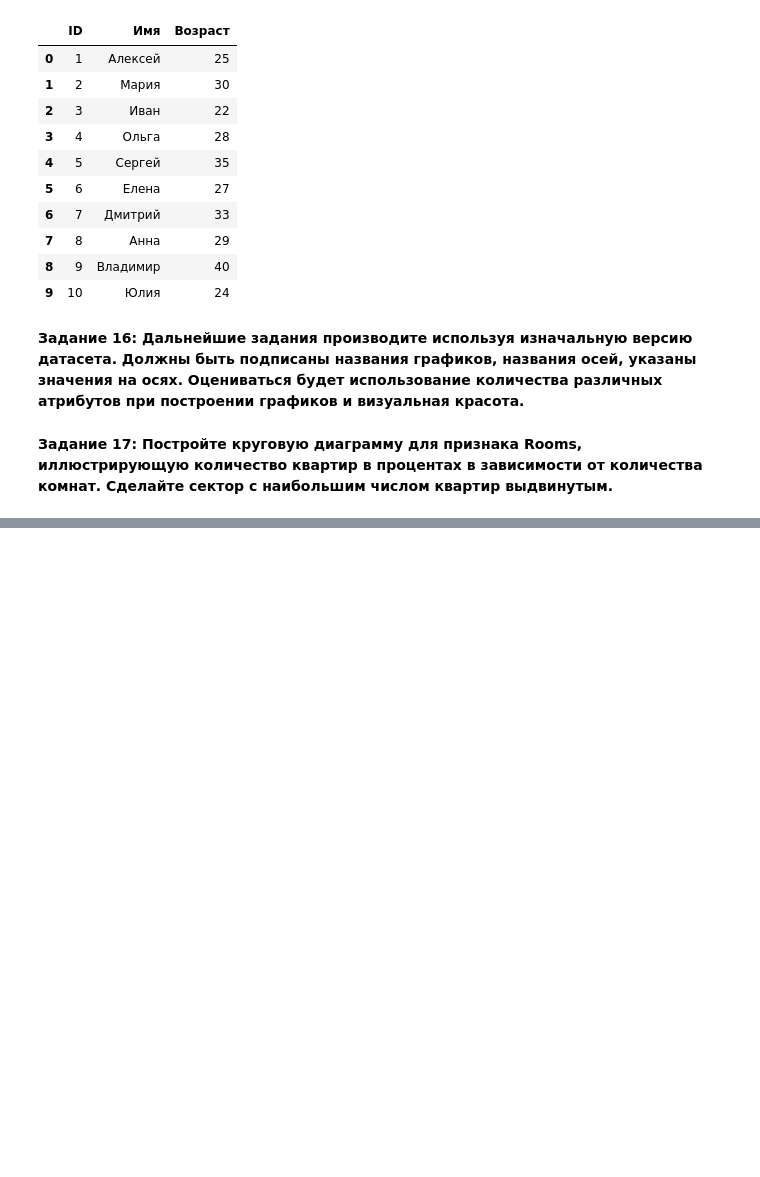
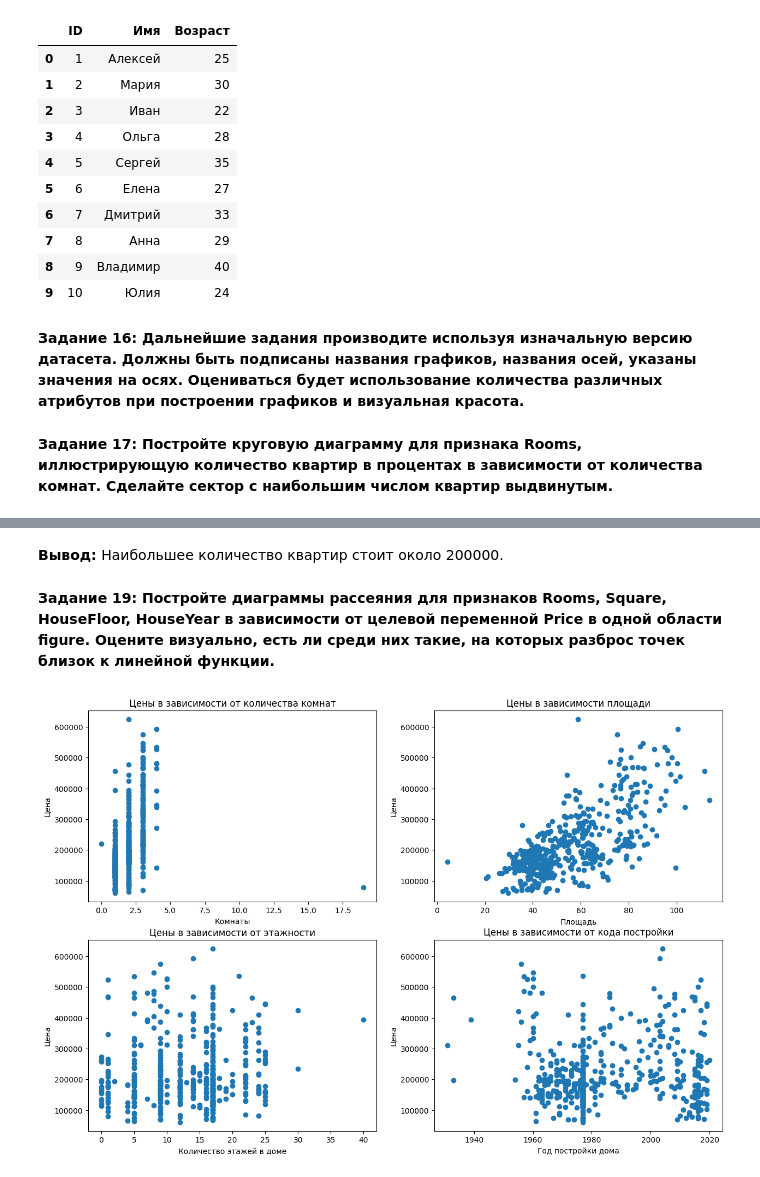
Before and after one commit to yanasirina/ml_labs, a Jupyter notebook: lab_01/lab.ipynb, the cells around one changed output, grey strips where cells are left out. Drawn from its saved outputs; the diff is of its cells as text; code cells hidden in the pictures; blank space fills up the shorter version.

```diff
--- a/lab_01/lab.ipynb
+++ b/lab_01/lab.ipynb
@@ -425,0 +436,31 @@ Matplotlib is building the font cache; this may take a moment.
+# %% [markdown]
+**Вывод:** Наибольшее количество квартир стоит около 200000.
+# %% [markdown]
+**Задание 19: Постройте диаграммы рассеяния для признаков Rooms, Square, HouseFloor, HouseYear в зависимости от целевой переменной Price в одной области figure. Оцените визуально, есть ли среди них такие, на которых разброс точек близок к линейной функции.**
+# %%
+data = pd.read_csv('data.csv')  # считаем первоначальные данные
+fig, axs = plt.subplots(2, 2, figsize=(15, 10))  # создадим область для отображения 4 графиков
+
+axs[0, 0].scatter(data['Rooms'], data['Price'])
+axs[0, 0].set_title('Цены в зависимости от количества комнат')
+axs[0, 0].set_xlabel('Комнаты')
+axs[0, 0].set_ylabel('Цена')
+
+axs[0, 1].scatter(data['Square'], data['Price'])
+axs[0, 1].set_title('Цены в зависимости площади')
+axs[0, 1].set_xlabel('Площадь')
+axs[0, 1].set_ylabel('Цена')
+
+axs[1, 0].scatter(data['HouseFloor'], data['Price'])
+axs[1, 0].set_title('Цены в зависимости от этажности')
+axs[1, 0].set_xlabel('Количество этажей в доме')
+axs[1, 0].set_ylabel('Цена')
+
+axs[1, 1].scatter(data['HouseYear'], data['Price'])
+axs[1, 1].set_title('Цены в зависимости от кода постройки')
+axs[1, 1].set_xlabel('Год постройки дома')
+axs[1, 1].set_ylabel('Цена')
+
+plt.show()
+# %% [output]
+[figure, added]
```
Also changed, not shown: parts of 13 cells of this notebook.
